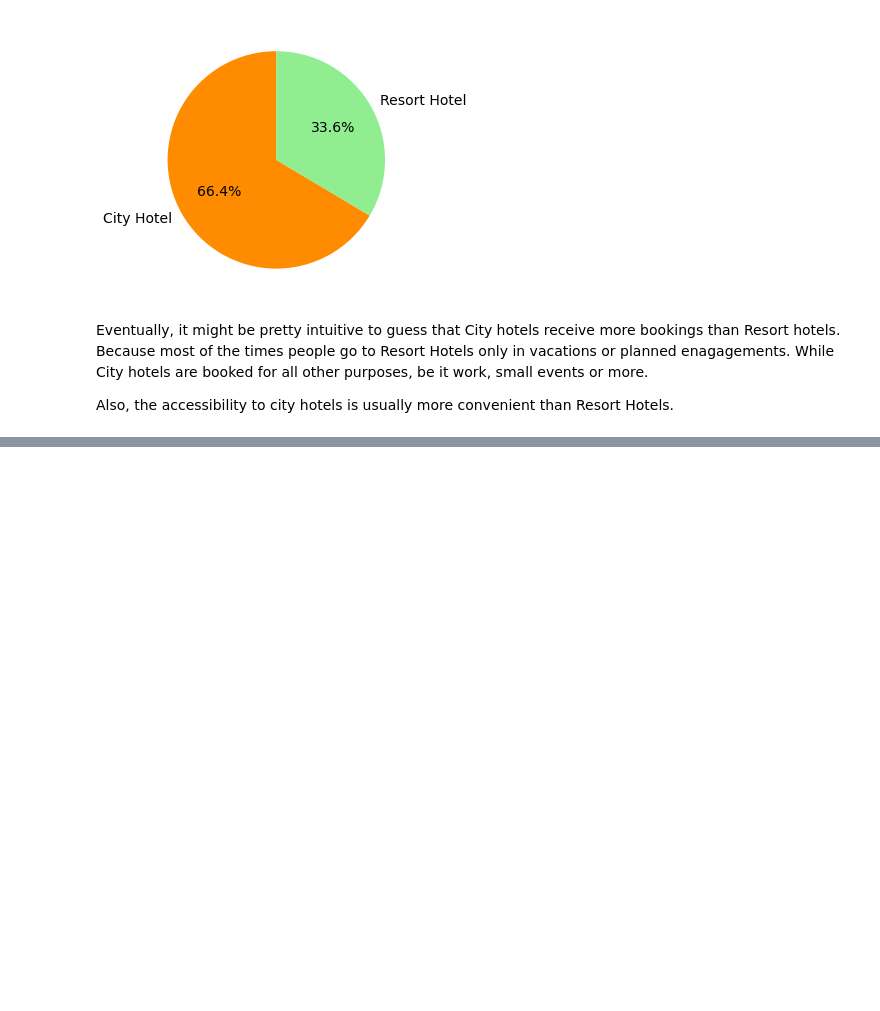
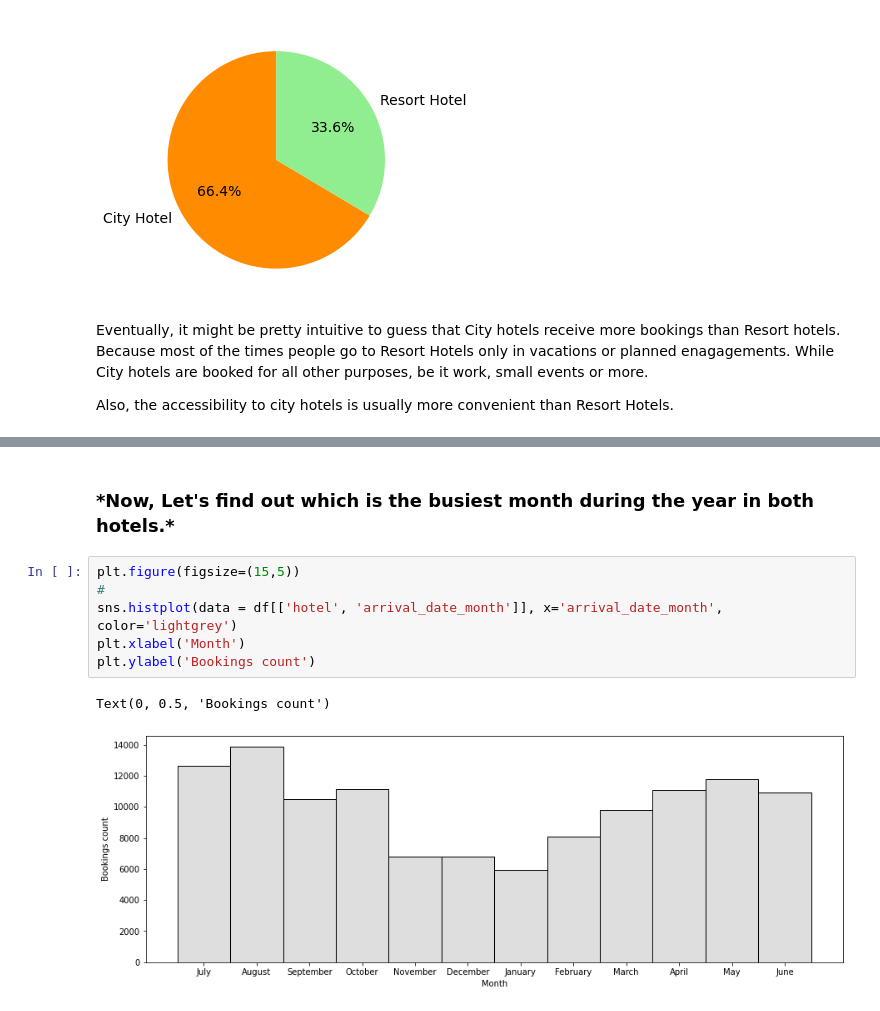
Before and after one commit to adarshsoni10/Data-Analysis-on-Hotel-Bookings, a Jupyter notebook: Copy_of_Hotel_Booking_Analysis_Capstone_Project.ipynb, the cells around one changed output, grey strips where cells are left out. Saved outputs shown, nothing was run; the diff lists cells and outputs as text; blank space fills up the shorter version.

```diff
--- a/Copy_of_Hotel_Booking_Analysis_Capstone_Project.ipynb
+++ b/Copy_of_Hotel_Booking_Analysis_Capstone_Project.ipynb
@@ -211,0 +222,11 @@ Also, the accessibility to city hotels is usually more convenient than Resort Ho
+# %% [markdown]
+<h3>*Now, Let's find out which is the busiest month during the year in both hotels.*
+# %%
+plt.figure(figsize=(15,5))
+#
+sns.histplot(data = df[['hotel', 'arrival_date_month']], x='arrival_date_month', color='lightgrey')
+plt.xlabel('Month')
+plt.ylabel('Bookings count')
+# %% [output]
+Text(0, 0.5, 'Bookings count')
+[figure, added]
```
Also changed, not shown: parts of 3 cells of this notebook.
